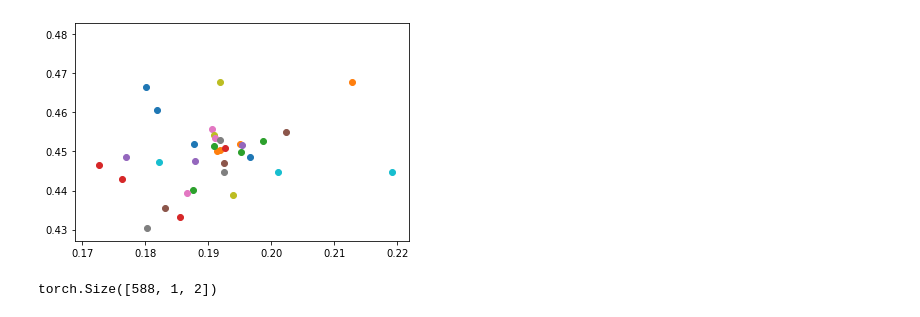
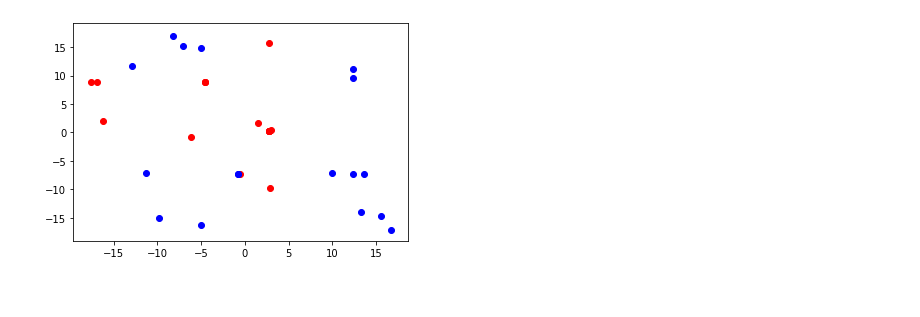
Before and after one commit to tensorway/machine_learning_on_graphs, a Jupyter notebook: DeepWalk.ipynb, the cells around one changed output. Cells and saved outputs as stored; diff of their text form; code cells hidden in the pictures.

```diff
--- a/DeepWalk.ipynb
+++ b/DeepWalk.ipynb
@@ -28,12 +26,14 @@ walk(0, 3)
 # %%
 def get_samples(node, nwalks, nsteps=4):
     l = []
+    ii = -1
     for sample in range(nwalks):
         s = random_walk(node, nsteps)
         for pos_sample in s:
-            l.append([node, pos_sample, 1])
+            l.append([node, pos_sample])
         for neg_sample in np.random.choice(list(range(graph.num_nodes)), len(s)):
-            l.append([node, neg_sample, 0])
+            l[(ii:=ii+1)].append(neg_sample)
     return torch.tensor(l)
+    return l
 
-a = get_samples(0, 3)
+get_samples(0, 3)
@@ -50,12 +63,13 @@ opt = torch.optim.Adam(model.parameters(), lr=0.01)
+# %%
+opt = torch.optim.Adam(model.parameters(), lr=0.03)
 # %%
 for ep in range(1000):
-    x1, x2, y = torch.zeros(0, 1).long(), torch.zeros(0, 1).long(), torch.zeros(0, 1).long()
+    xanc, xpos, xneg = torch.zeros(0, 1).long(), torch.zeros(0, 1).long(), torch.zeros(0, 1).long()
     for node in range(graph.num_nodes):
         ret = get_samples(node, nwalks=2, nsteps=4).unsqueeze(-1)
-        x1, x2, y = torch.cat((x1, ret[:, 0])), torch.cat((x1, ret[:, 1])), torch.cat((x1, ret[:, 2]))
-    y = y + (1-y)*(-1)
-    # loss = F.pairwise_distance(model(x1.squeeze(-1)), model(x2.squeeze(-1)))*y
-    loss = F.triplet_margin_loss(0.2, model(x1.squeeze(-1)), model(x2.squeeze(-1)))*y
+        xanc, xpos, xneg = torch.cat((xanc, ret[:, 0])), torch.cat((xpos, ret[:, 1])), torch.cat((xneg, ret[:, 2]))
+
+    loss = nn.TripletMarginLoss(2)(model(xanc), model(xpos), model(xneg))
     loss = loss.mean()
     opt.zero_grad()
     loss.backward()
@@ -66,0 +97,10 @@ TypeError: triplet_margin_loss(): argument 'anchor' (position 1) must be Tensor,
+# %%
+import matplotlib.pyplot as plt
+colors = ['b' if y.item() else 'r' for y in graph.y]
+colors = c2
+
+for node in range(graph.num_nodes):
+    emb = model(torch.tensor(node))
+    x, y = [emb[0].item()], [emb[1].item()]
+    plt.scatter(x, y, color=colors[node])
+plt.show()f
@@ -67,13 +153,10 @@ TypeError: triplet_margin_loss(): argument 'anchor' (position 1) must be Tensor,
 # %%
 import matplotlib.pyplot as plt
+colors = ['b' if y.item() else 'r' for y in graph.y]
 for node in range(graph.num_nodes):
     emb = model(torch.tensor(node))
     x, y = [emb[0].item()], [emb[1].item()]
-    plt.scatter(x, y)
+    plt.scatter(x, y, color=colors[node])
 plt.show()
 # %% [output]
-[figure, old version]
+[figure, new version]
-# %%
-model(x1).shape
-# %% [output]
-torch.Size([588, 1, 2])
```
Also changed, not shown: parts of 9 cells of this notebook, 10 other files.
